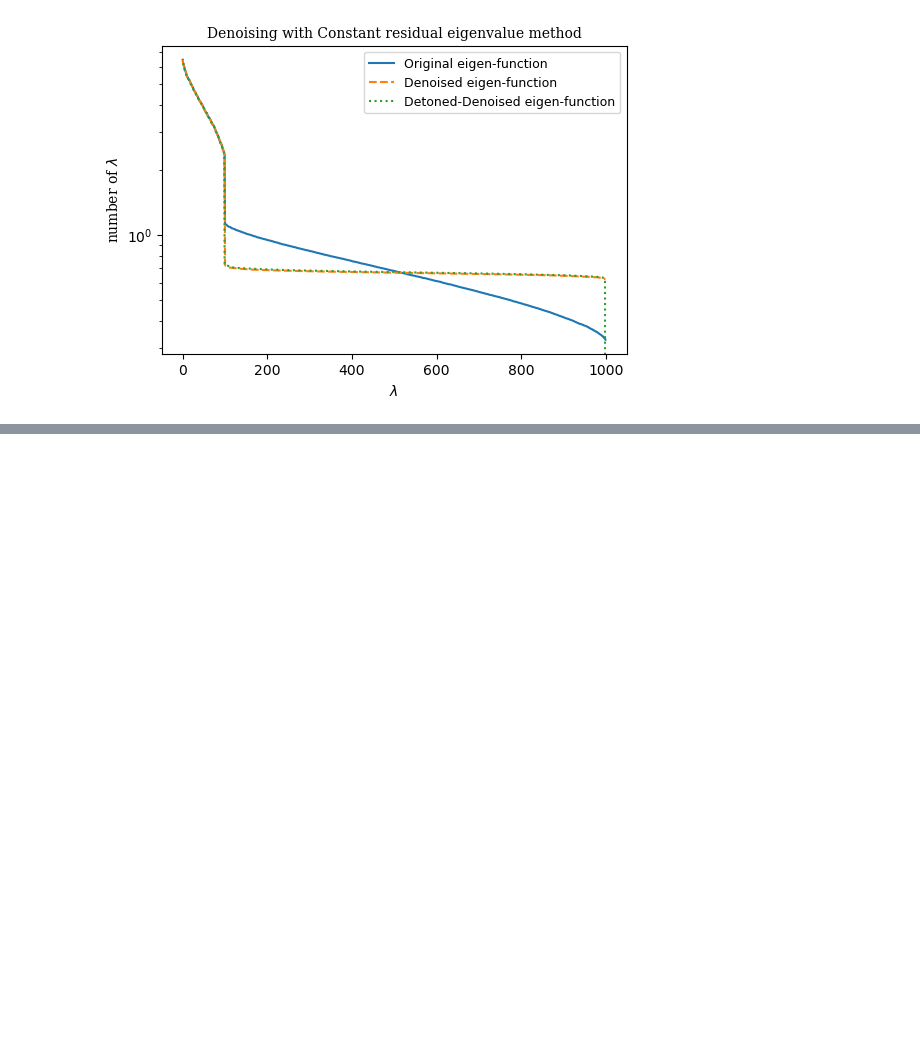
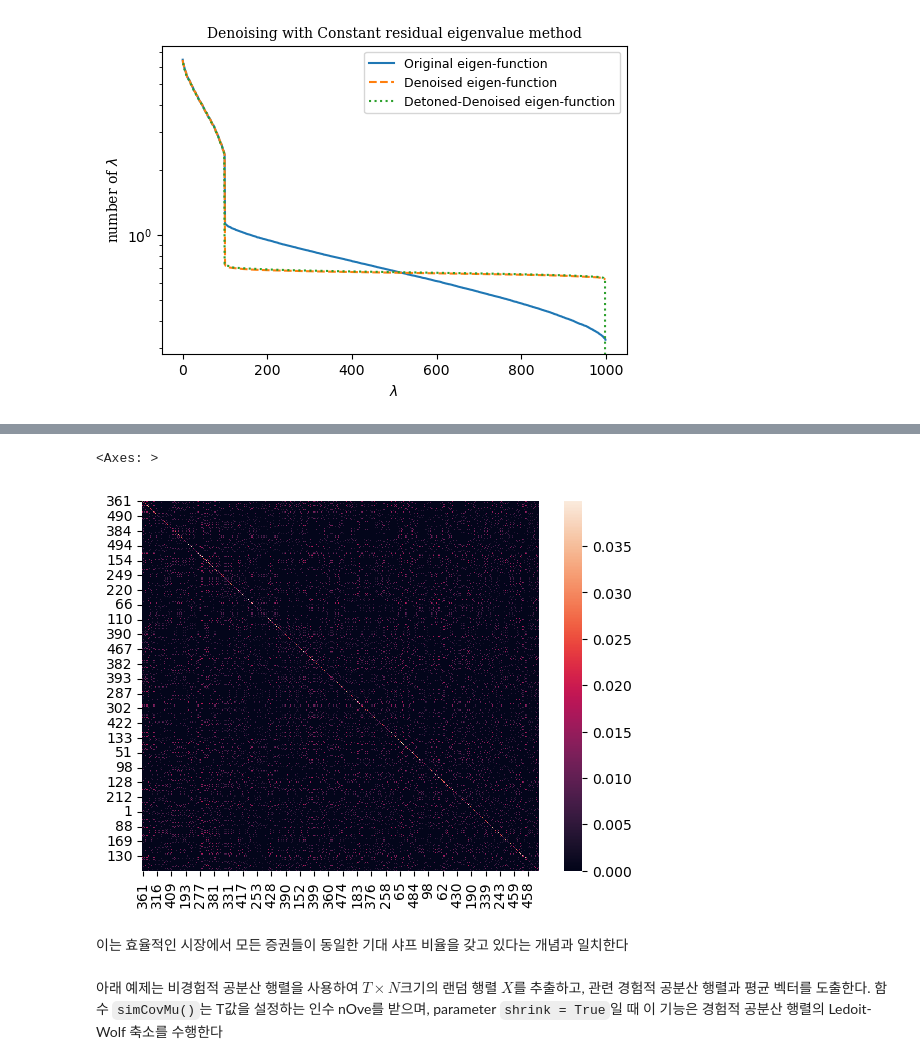
Before and after one commit to Tommylee1013/MachineLearning-for-AssetManagers, a Jupyter notebook: Chapter 2/02Denoising and Detoning.ipynb, the cells around one changed output, grey strips where cells are left out. Cells and saved outputs as stored; diff of their text form; code cells hidden in the pictures; blank space fills up the shorter version.

```diff
--- a/Chapter 2/02Denoising and Detoning.ipynb
+++ b/Chapter 2/02Denoising and Detoning.ipynb
@@ -174,0 +183,41 @@ found errPDFs0.678024276431493
+# %%
+import numpy as np
+import pandas as pd
+import matplotlib.pyplot as plt
+from RandomMatrixWithSignal import cov2corr, getRndCov
+from MarcenkoPastur import getPCA
+from FittingMarcenkoPastur import findMaxEval
+from ConstantResidual import denoisedCorr2, denoisedCorr
+
+def formBlockMatrix(nBlocks,bSize,bCorr):
+    block=np.ones((bSize,bSize))*bCorr
+    block[range(bSize),range(bSize)]=1
+    corr = block_diag(*([block]*nBlocks))
+    return corr
+def formTrueMatrix(nBlocks,bSize,bCorr):
+    corr0 = formBlockMatrix(nBlocks,bSize,bCorr)
+    corr0=pd.DataFrame(corr0)
+    cols=corr0.columns.tolist()
+    np.random.shuffle(cols)
+    corr0=corr0[cols].loc[cols].copy(deep=True)
+    std0=np.random.uniform(.05,.2,corr0.shape[0])
+    cov0=corr2cov(corr0,std0)
+    mu0=np.random.normal(std0,std0,cov0.shape[0]).reshape(-1,1)
+    return mu0,cov0
+
+from scipy.linalg import block_diag
+from sklearn.covariance import LedoitWolf
+nBlocks,bSize,bCorr=10,50,.5
+np.random.seed(42)
+mu0,cov0 = formTrueMatrix(nBlocks,bSize,bCorr)
+# %%
+import seaborn as sns
+
+sns.heatmap(cov0)
+# %% [output]
+<Axes: >
+[figure, added]
+# %% [markdown]
+이는 효율적인 시장에서 모든 증권들이 동일한 기대 샤프 비율을 갖고 있다는 개념과 일치한다
+# %% [markdown]
+아래 예제는 비경험적 공분산 행렬을 사용하여 $T \times N$크기의 랜덤 행렬 $X$를 추출하고, 관련 경험적 공분산 행렬과 평균 벡터를 도출한다. 함수 `simCovMu()`는 T값을 설정하는 인수 nOve를 받으며, parameter `shrink = True`일 때 이 기능은 경험적 공분산 행렬의 Ledoit-Wolf 축소를 수행한다
```
Also changed, not shown: parts of 3 cells of this notebook.
